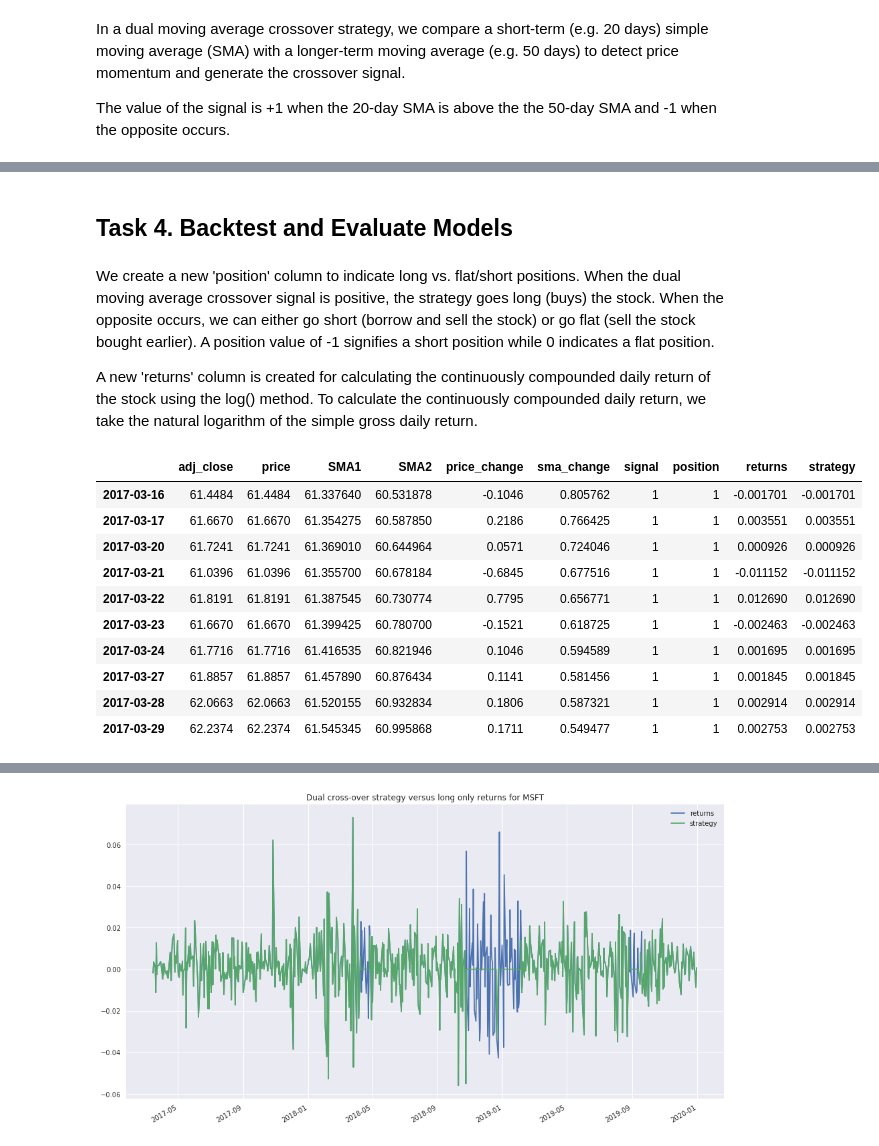
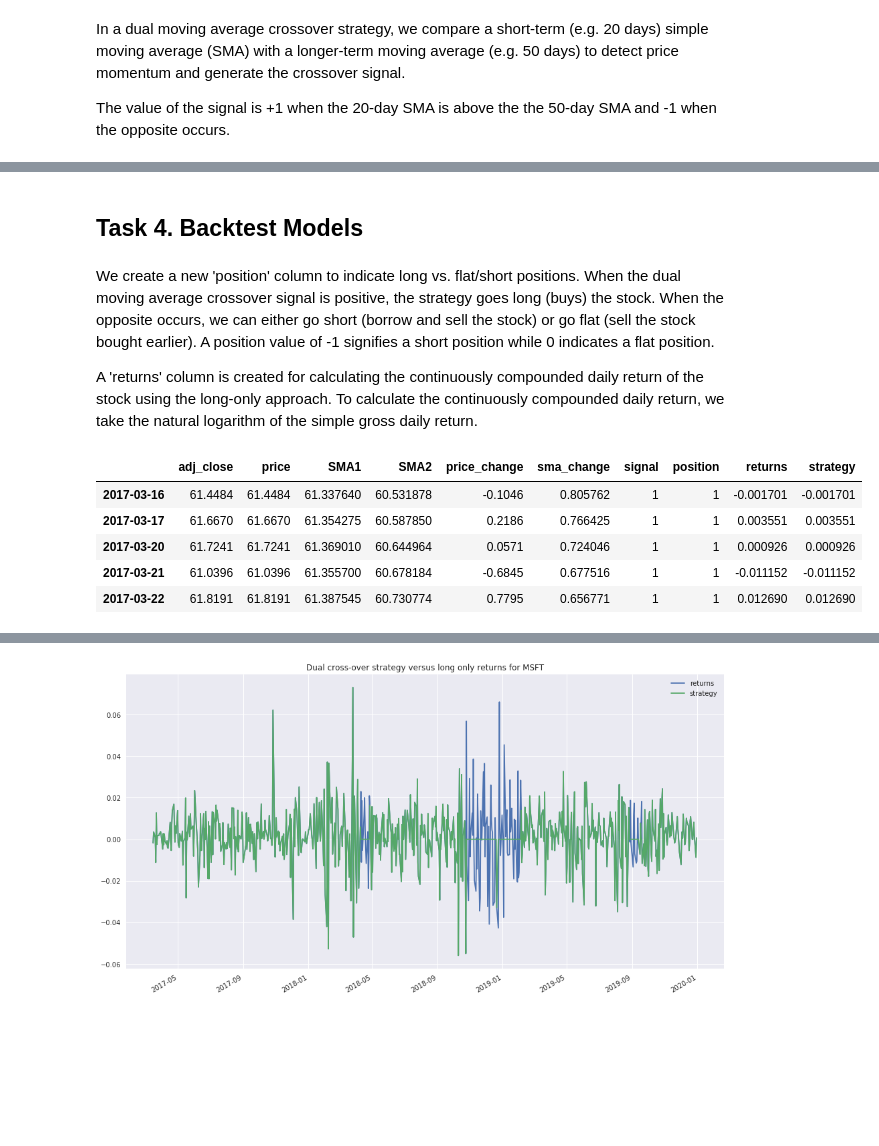
Before and after one commit to daines-analytics/quant-finance-projects, a Jupyter notebook: py-algotrading-kanungo-dual-ma-crossover-take3/py-algotrading-kanungo-dual-ma-crossover-take3.ipynb, the cells around one changed output, grey strips where cells are left out. Saved outputs shown, nothing was run; the diff lists cells and outputs as text; code cells hidden in the pictures; blank space fills up the shorter version.

Commit message:
Upload #2 of Dual Moving Average Crossover trading model using Python Take 3

```diff
--- a/py-algotrading-kanungo-dual-ma-crossover-take3/py-algotrading-kanungo-dual-ma-crossover-take3.ipynb
+++ b/py-algotrading-kanungo-dual-ma-crossover-take3/py-algotrading-kanungo-dual-ma-crossover-take3.ipynb
@@ -504,5 +514,5 @@ trading_model.tail(10)
 # %%
 if notifyStatus: email_notify("Task 3. Develop Strategy and Fit Models completed! "+datetime.now().strftime('%a %B %d, %Y %I:%M:%S %p'))
 # %% [markdown]
-## Task 4. Backtest and Evaluate Models
+## Task 4. Backtest Models
 # %%
@@ -510,23 +520,18 @@ if notifyStatus: email_notify("Task 4. Backtest and Evaluate Models has begun! "
 # %% [markdown]
 We create a new 'position' column to indicate long vs. flat/short positions. When the dual moving average crossover signal is positive, the strategy goes long (buys) the stock. When the opposite occurs, we can either go short (borrow and sell the stock) or go flat (sell the stock bought earlier). A position value of -1 signifies a short position while 0 indicates a flat position.
 
-A new 'returns' column is created for calculating the continuously compounded daily return of the stock using the log() method. To calculate the continuously compounded daily return, we take the natural logarithm of the simple gross daily return.
+A 'returns' column is created for calculating the continuously compounded daily return of the stock using the long-only approach. To calculate the continuously compounded daily return, we take the natural logarithm of the simple gross daily return.
 # %%
 trading_model['position'] = np.where(trading_model['SMA1'] > trading_model['SMA2'], 1, 0)
 trading_model['returns'] = np.log(trading_model['price']/trading_model['price'].shift(1))
 trading_model['strategy'] = trading_model['position'].shift(1) * trading_model['returns']
 trading_model.dropna(inplace=True)
-trading_model.head(10)
+trading_model.head()
 # %% [output]
 |  | adj_close | price | SMA1 | SMA2 | price_change | sma_change | signal | position | returns | strategy |
 | 2017-03-16 | 61.4484 | 61.4484 | 61.337640 | 60.531878 | -0.1046 | 0.805762 | 1 | 1 | -0.001701 | -0.001701 |
 | 2017-03-17 | 61.6670 | 61.6670 | 61.354275 | 60.587850 | 0.2186 | 0.766425 | 1 | 1 | 0.003551 | 0.003551 |
 | 2017-03-20 | 61.7241 | 61.7241 | 61.369010 | 60.644964 | 0.0571 | 0.724046 | 1 | 1 | 0.000926 | 0.000926 |
 | 2017-03-21 | 61.0396 | 61.0396 | 61.355700 | 60.678184 | -0.6845 | 0.677516 | 1 | 1 | -0.011152 | -0.011152 |
 | 2017-03-22 | 61.8191 | 61.8191 | 61.387545 | 60.730774 | 0.7795 | 0.656771 | 1 | 1 | 0.012690 | 0.012690 |
-| 2017-03-23 | 61.6670 | 61.6670 | 61.399425 | 60.780700 | -0.1521 | 0.618725 | 1 | 1 | -0.002463 | -0.002463 |
-| 2017-03-24 | 61.7716 | 61.7716 | 61.416535 | 60.821946 | 0.1046 | 0.594589 | 1 | 1 | 0.001695 | 0.001695 |
-| 2017-03-27 | 61.8857 | 61.8857 | 61.457890 | 60.876434 | 0.1141 | 0.581456 | 1 | 1 | 0.001845 | 0.001845 |
-| 2017-03-28 | 62.0663 | 62.0663 | 61.520155 | 60.932834 | 0.1806 | 0.587321 | 1 | 1 | 0.002914 | 0.002914 |
-| 2017-03-29 | 62.2374 | 62.2374 | 61.545345 | 60.995868 | 0.1711 | 0.549477 | 1 | 1 | 0.002753 | 0.002753 |
 # %%
```
Also changed, not shown: parts of 12 cells of this notebook, 1 other file.
